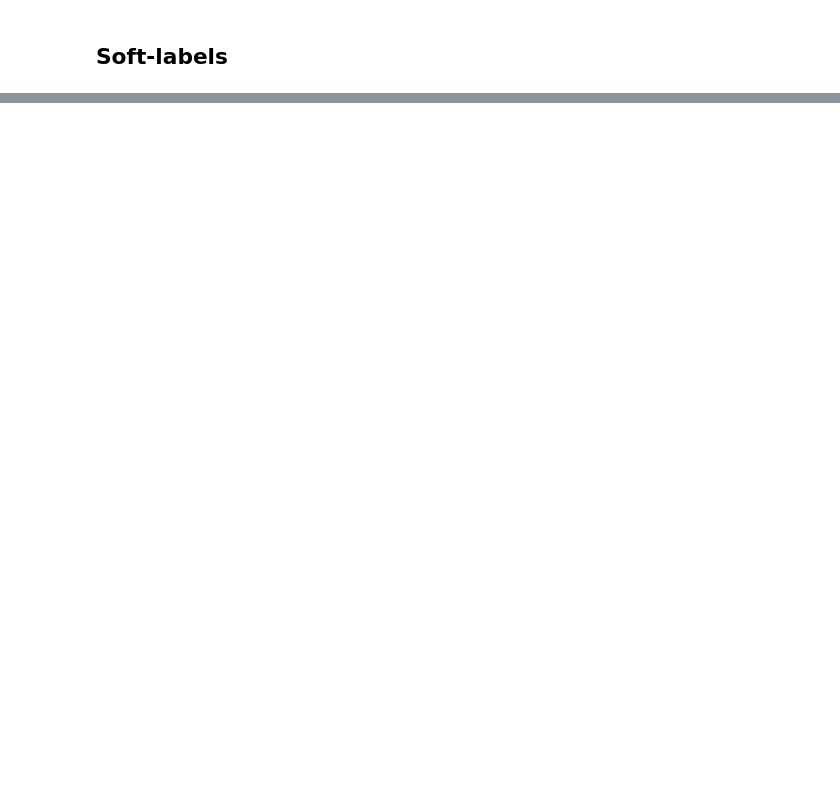
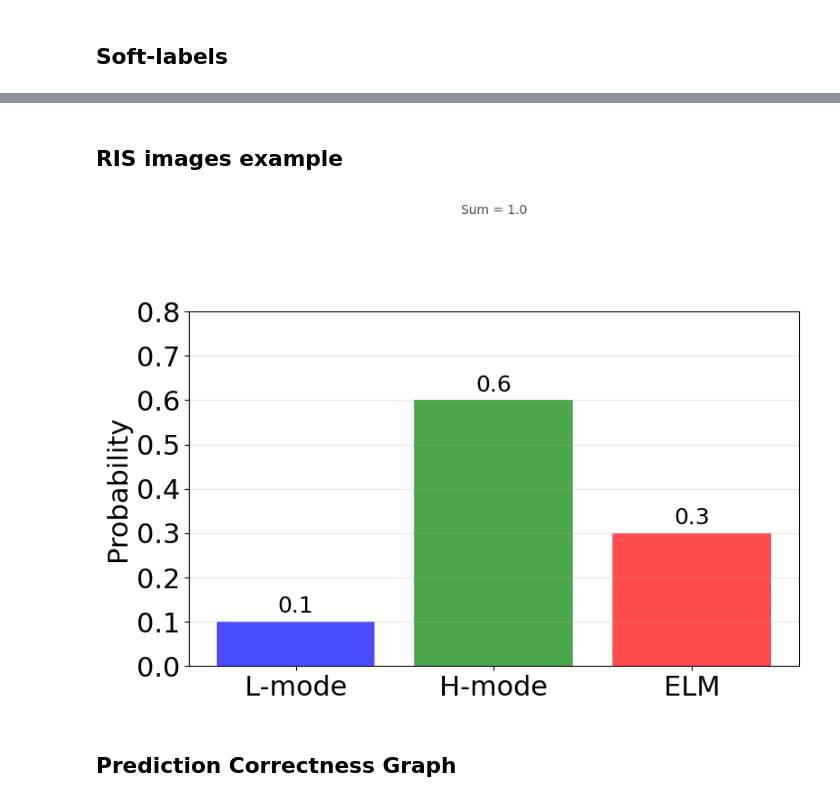
Before and after one commit to Lexmidan/ml_tokamak, a Jupyter notebook: visualization_sanbox.ipynb, the cells around one changed output, grey strips where cells are left out. Drawn from its saved outputs; the diff is of its cells as text; code cells hidden in the pictures; blank space fills up the shorter version.

```diff
--- a/visualization_sanbox.ipynb
+++ b/visualization_sanbox.ipynb
@@ -468,0 +631,40 @@ plt.show()
+# %% [markdown]
+## RIS images example
+# %%
+import numpy as np
+
+import matplotlib.pyplot as plt
+
+# Define the class labels
+labels = ['L-mode', 'H-mode', 'ELM']
+
+# Create probability distributions that sum to 1, with H-mode being most probable
+probabilities = [0.1, 0.6, 0.3]  # H-mode has highest probability
+
+# Create the bar plot
+fig, ax = plt.subplots(figsize=(8, 6))
+bars = ax.bar(labels, probabilities, color=['blue', 'green', 'red'], alpha=0.7)
+
+# Add probability values on top of bars
+for bar, prob in zip(bars, probabilities):
+    height = bar.get_height()
+    ax.text(bar.get_x() + bar.get_width()/2., height + 0.01,
+            f'{prob:.1f}', ha='center', va='bottom', fontsize=18)
+
+# Customize the plot
+ax.set_ylabel('Probability', fontsize=22)
+#ax.set_title('Neural Network Output Probabilities\n(Example Softmax Distribution)', fontsize=14)
+ax.set_ylim(0, 0.8)
+ax.grid(True, alpha=0.3, axis='y')
+
+# Add a horizontal line at y=1 to show the sum
+ax.axhline(y=1.0, color='black', linestyle='--', alpha=0.5, linewidth=1)
+ax.text(1, 1.02, 'Sum = 1.0', ha='center', fontsize=10, alpha=0.7)
+plt.xticks(fontsize=22)
+plt.yticks(fontsize=22)
+plt.tight_layout()
+plt.show()
+# %% [output]
+[figure, added]
+# %% [markdown]
+## Prediction Correctness Graph
```
Also changed, not shown: parts of 41 cells of this notebook, 14 other files.
